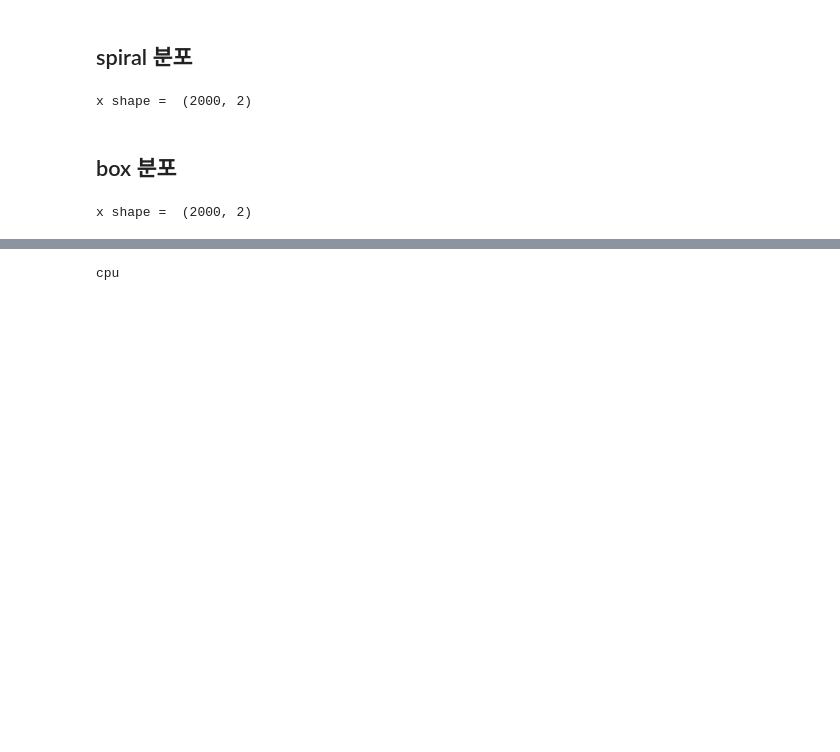
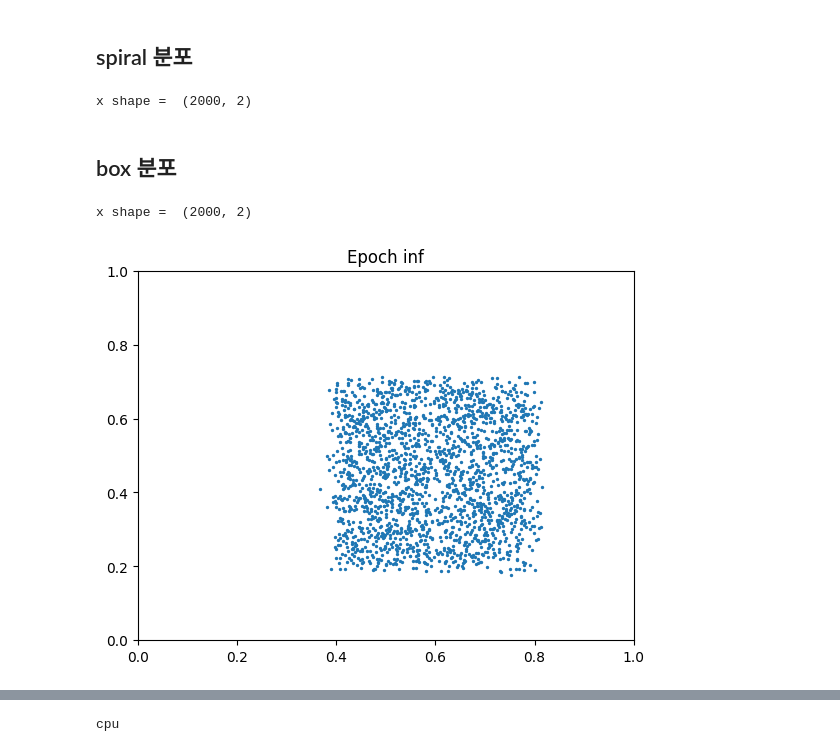
Before and after one commit to red1108/infoQGAN-outdated-, a Jupyter notebook: QGAN+QMINE/code.ipynb, the cells around one changed output, grey strips where cells are left out. Cells and saved outputs as stored; diff of their text form; code cells hidden in the pictures; blank space fills up the shorter version.

```diff
--- a/QGAN+QMINE/code.ipynb
+++ b/QGAN+QMINE/code.ipynb
@@ -30,9 +30,17 @@ x shape =  (2000, 2)
 # %%
 data_num = 2000
 xx = np.random.uniform(0.4, 0.8, data_num) + 0.012 * np.random.randn(data_num)  # x 좌표 계산
 yy = np.random.uniform(0.2, 0.7, data_num) + 0.012 * np.random.randn(data_num)  # y 좌표 계산
 
 x = np.column_stack((xx, yy))  # x와 y 좌표를 합쳐서 데이터 생성
 print("x shape = ", x.shape)
+
+np.random.shuffle(x)
+plt.scatter(x[:,0], x[:,1], s=2.0)
+plt.title('Epoch inf')
+plt.xlim((0, 1))
+plt.ylim((0, 1))
+plt.show()
 # %% [output]
 x shape =  (2000, 2)
+[figure, added]
```
Also changed, not shown: parts of 9 cells of this notebook, 1 other file.
